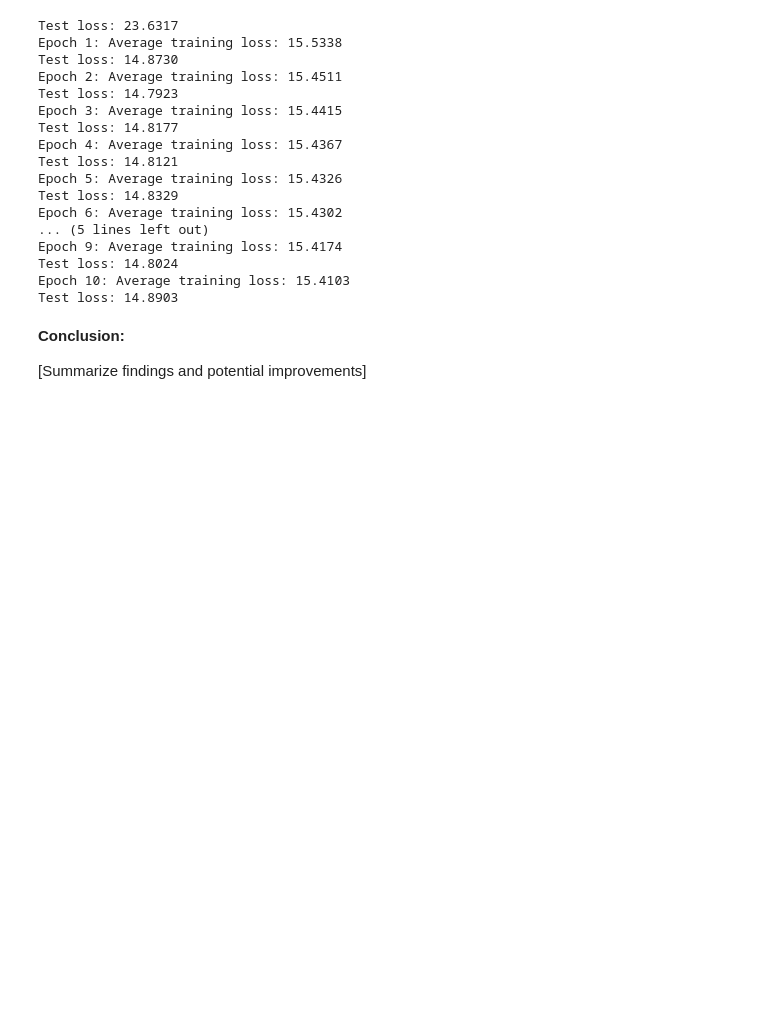
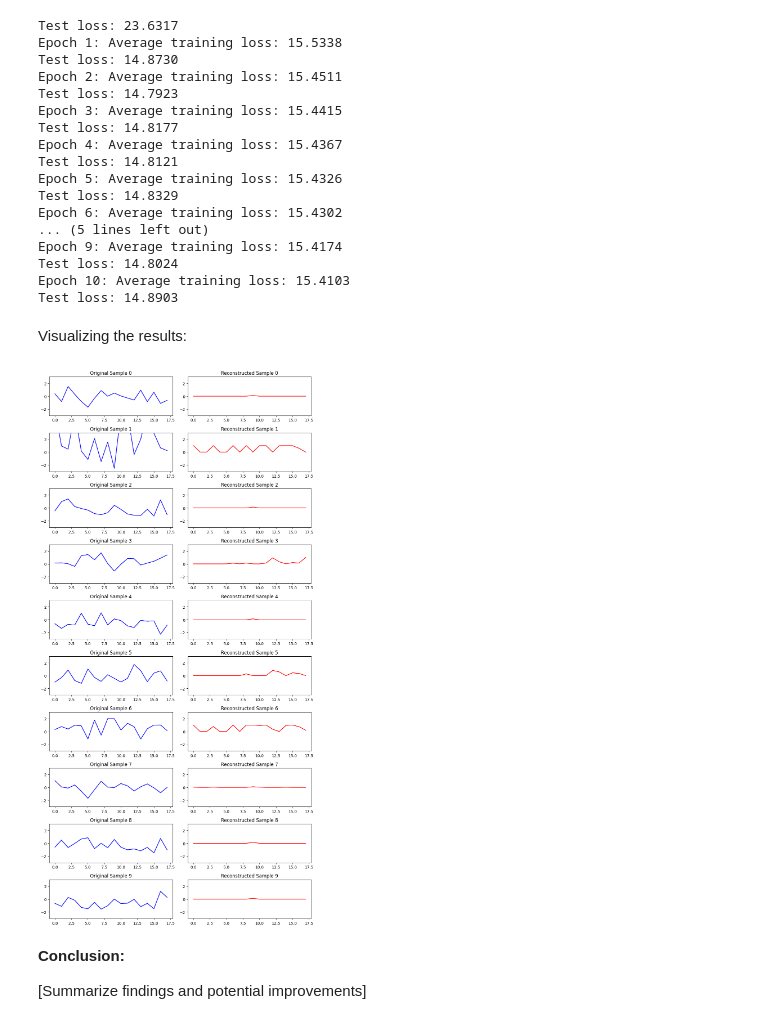
Before and after one commit to fariyanalam/Projects, a Jupyter notebook: PHYS152_Final_Project.ipynb, the cells around one changed output. Cells and saved outputs as stored; diff of their text form; code cells hidden in the pictures; blank space fills up the shorter version.

```diff
--- a/PHYS152_Final_Project.ipynb
+++ b/PHYS152_Final_Project.ipynb
@@ -330,6 +330,40 @@ Epoch 9: Average training loss: 15.4174
 Test loss: 14.8024
 Epoch 10: Average training loss: 15.4103
 Test loss: 14.8903
+# %% [markdown]
+Visualizing the results:
+# %%
+import numpy as np
+import matplotlib.pyplot as plt
+
+# Select a few samples to visualize
+num_samples = 10  # Adjust as needed
+x_original = torch.tensor(X_test_scaled[:num_samples]).to(device).float()
+
+# Pass through the VAE
+with torch.no_grad():
+    x_reconstructed, _, _ = model(x_original)
+
+# Convert back to NumPy for plotting
+x_original = x_original.cpu().numpy()
+x_reconstructed = x_reconstructed.cpu().numpy()
+
+# Plot original vs reconstructed features
+fig, axes = plt.subplots(num_samples, 2, figsize=(10, num_samples * 2))
+
+for i in range(num_samples):
+    axes[i, 0].plot(x_original[i], label='Original', color='blue')
+    axes[i, 0].set_title(f"Original Sample {i}")
+    axes[i, 0].set_ylim([-3, 3])  # Adjust based on scaled data
+
+    axes[i, 1].plot(x_reconstructed[i], label='Reconstructed', color='red')
+    axes[i, 1].set_title(f"Reconstructed Sample {i}")
+    axes[i, 1].set_ylim([-3, 3])
+
+plt.tight_layout()
+plt.show()
+# %% [output]
+[figure, added]
 # %% [markdown]
 **Conclusion:**
 
```
